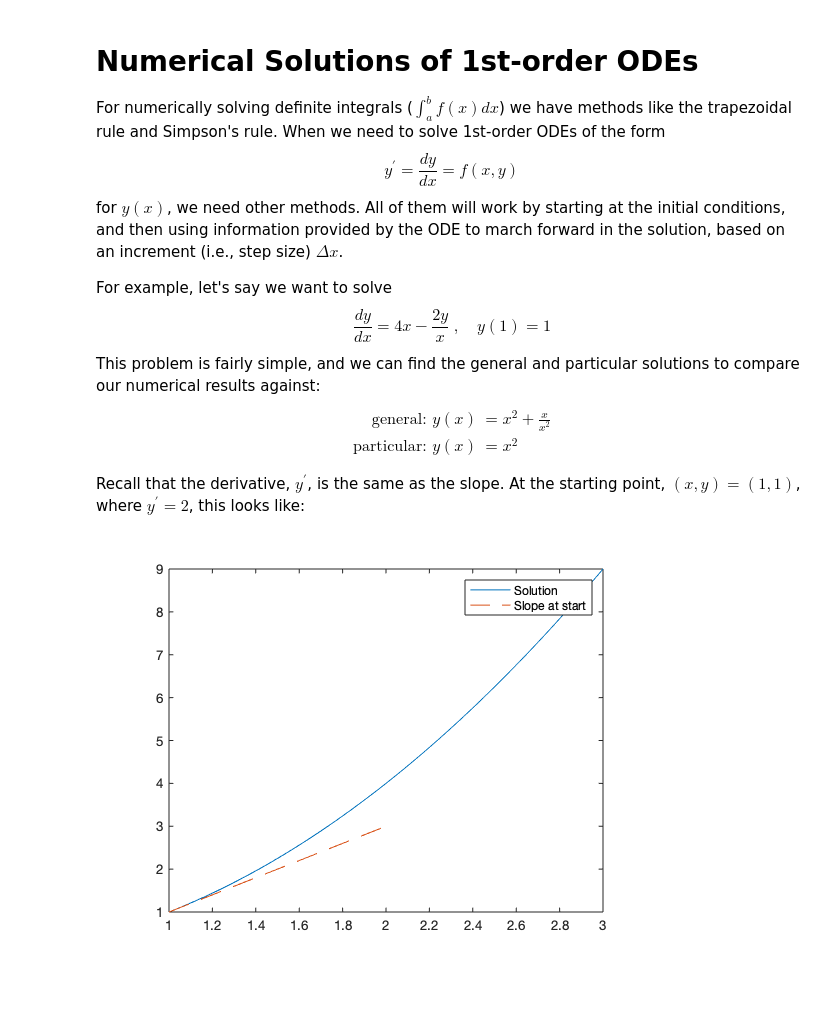
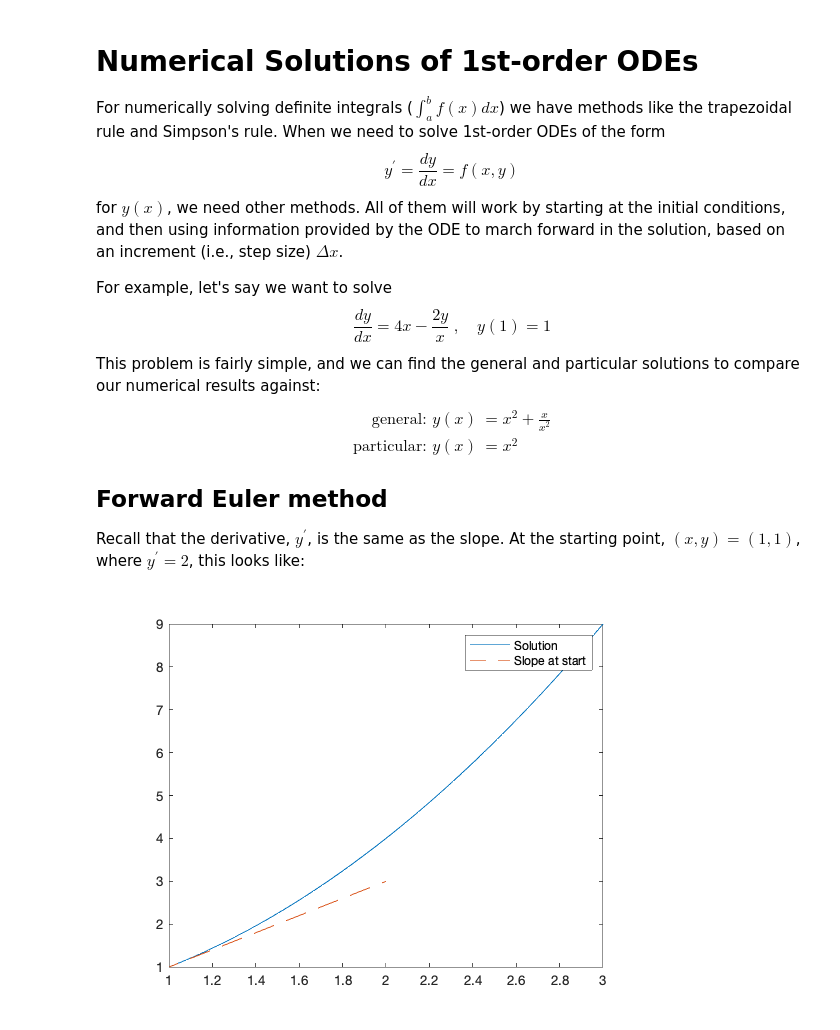
Before and after one commit to kyleniemeyer/ME373, a Jupyter notebook: docs/first-order-numerical.ipynb, the cells around one changed output. Drawn from its saved outputs; the diff is of its cells as text; code cells hidden in the pictures; blank space fills up the shorter version.

Commit message:
more first-order numerical methods

```diff
--- a/docs/first-order-numerical.ipynb
+++ b/docs/first-order-numerical.ipynb
@@ -17,16 +17,21 @@ This problem is fairly simple, and we can find the general and particular soluti
 \text{particular: } y(x) &= x^2
 \end{align}
 
+## Forward Euler method
+
 Recall that the derivative, $y^{\prime}$, is the same as the slope. At the starting point, $(x,y) = (1,1)$, where $y^{\prime} = 2$, this looks like:
 # %%
+format compact
+%plot inline
+
 x = linspace(1, 3);
 y = x.^2;
 plot(x, y); hold on
 plot([1, 2], [1, 3], '--')
 legend(['Solution'], ['Slope at start'])
 hold off
 # %% [output]
-[figure, old version]
+[figure, new version]
 # %% [markdown]
 Remember that the slope, or derivative, is
 \begin{equation}
```
Also changed, not shown: parts of 10 cells of this notebook.
